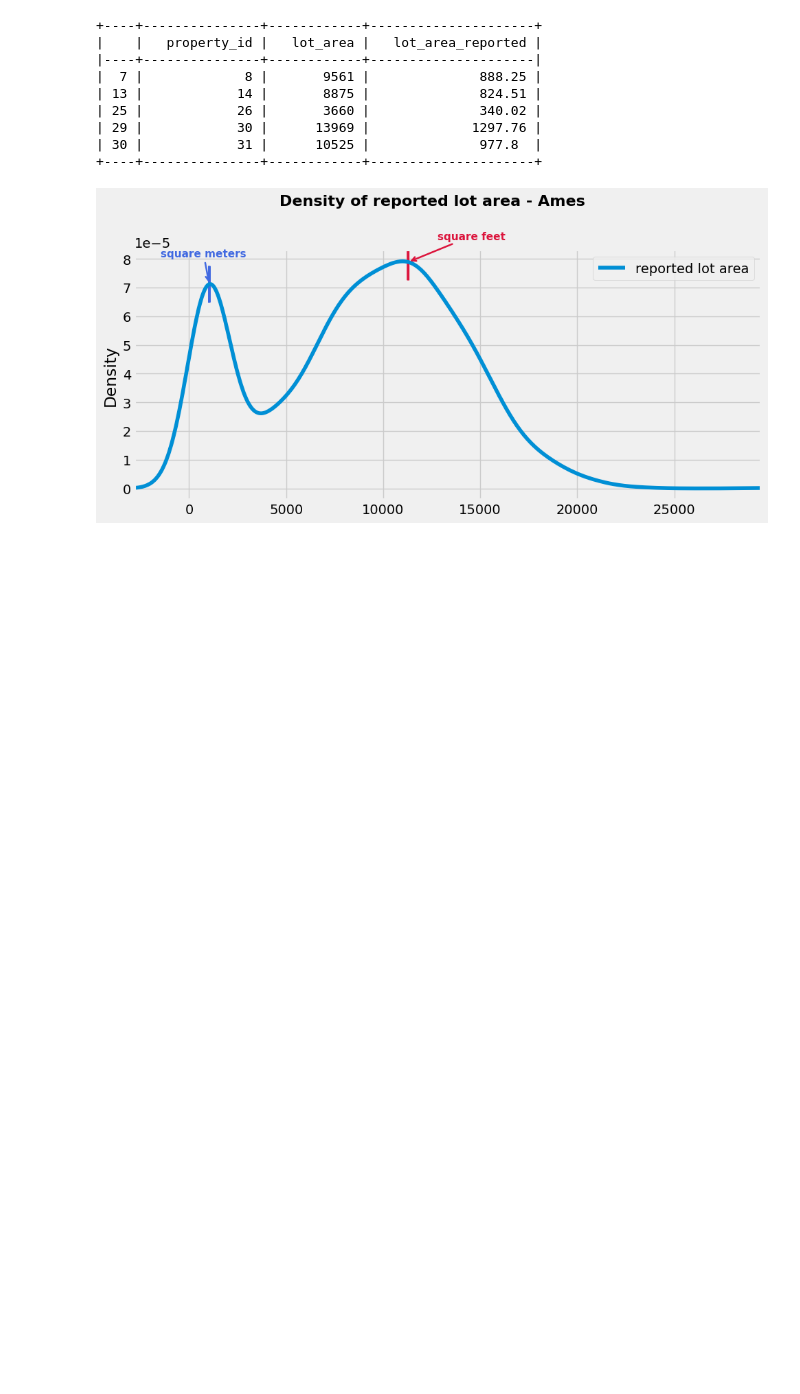
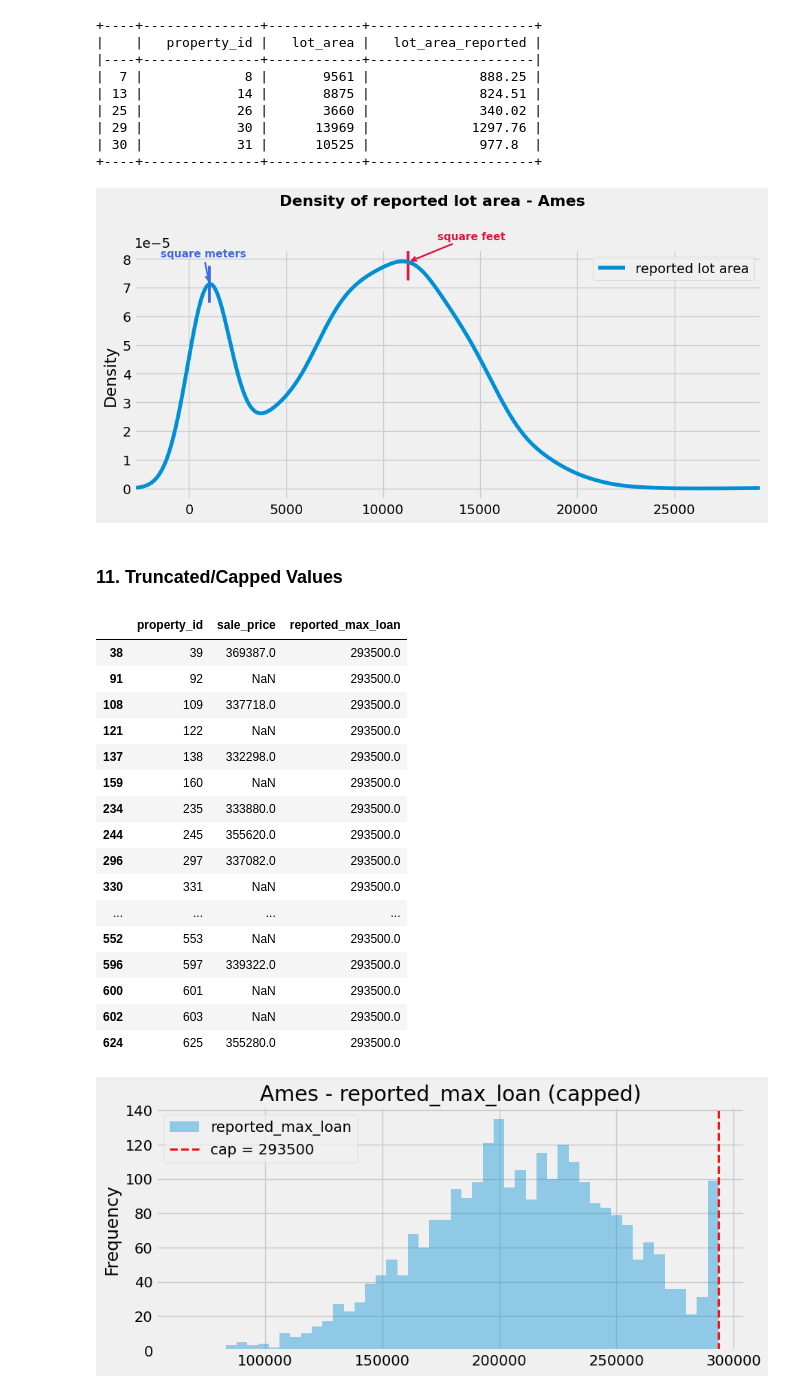
Before and after one commit to CardoAI/ml_industry_course, a Jupyter notebook: day1/datapreprocessing_featureengineering.ipynb, the cells around one changed output. Saved outputs shown, nothing was run; the diff lists cells and outputs as text; code cells hidden in the pictures; blank space fills up the shorter version.

```diff
--- a/day1/datapreprocessing_featureengineering.ipynb
+++ b/day1/datapreprocessing_featureengineering.ipynb
@@ -730,3 +743,43 @@ plt.tight_layout()
 plt.show()
 # %% [output]
 [figure]
+# %% [markdown]
+### 11. Truncated/Capped Values
+# %%
+loan_col = "reported_max_loan"
+price_col = "sale_price" if "sale_price" in ames.columns else "saleprice"
+cap_value = 293500
+
+# 1) Show capped rows
+display(
+    ames.loc[ames[loan_col] == cap_value, ["property_id", price_col, loan_col]].head(20)
+)
+
+
+
+fig, ax = plt.subplots(figsize=(9, 4))
+#ames[loan_col].plot(kind="kde", ax=ax)
+ames[loan_col].plot(kind="hist", bins=50,ax=ax, alpha=0.4)
+ax.axvline(cap_value, color="red", linestyle="--", linewidth=2, label=f"cap = {cap_value}")
+ax.set_title("Ames - reported_max_loan (capped)")
+ax.legend()
+plt.show()
+# %% [output]
+|  | property_id | sale_price | reported_max_loan |
+| 38 | 39 | 369387.0 | 293500.0 |
+| 91 | 92 | NaN | 293500.0 |
+| 108 | 109 | 337718.0 | 293500.0 |
+| 121 | 122 | NaN | 293500.0 |
+| 137 | 138 | 332298.0 | 293500.0 |
+| 159 | 160 | NaN | 293500.0 |
+| 234 | 235 | 333880.0 | 293500.0 |
+| 244 | 245 | 355620.0 | 293500.0 |
+| 296 | 297 | 337082.0 | 293500.0 |
+| 330 | 331 | NaN | 293500.0 |
+| ... | ... | ... | ... |
+| 552 | 553 | NaN | 293500.0 |
+| 596 | 597 | 339322.0 | 293500.0 |
+| 600 | 601 | NaN | 293500.0 |
+| 602 | 603 | NaN | 293500.0 |
+| 624 | 625 | 355280.0 | 293500.0 |
+[figure, added]
```
Also changed, not shown: parts of 22 cells of this notebook, 2 other files.
